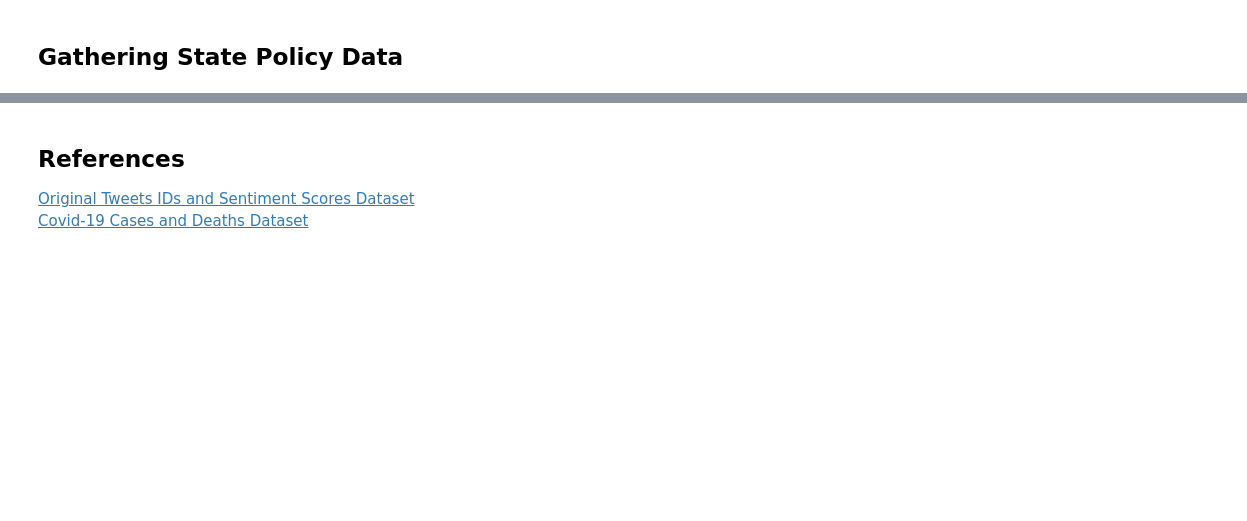
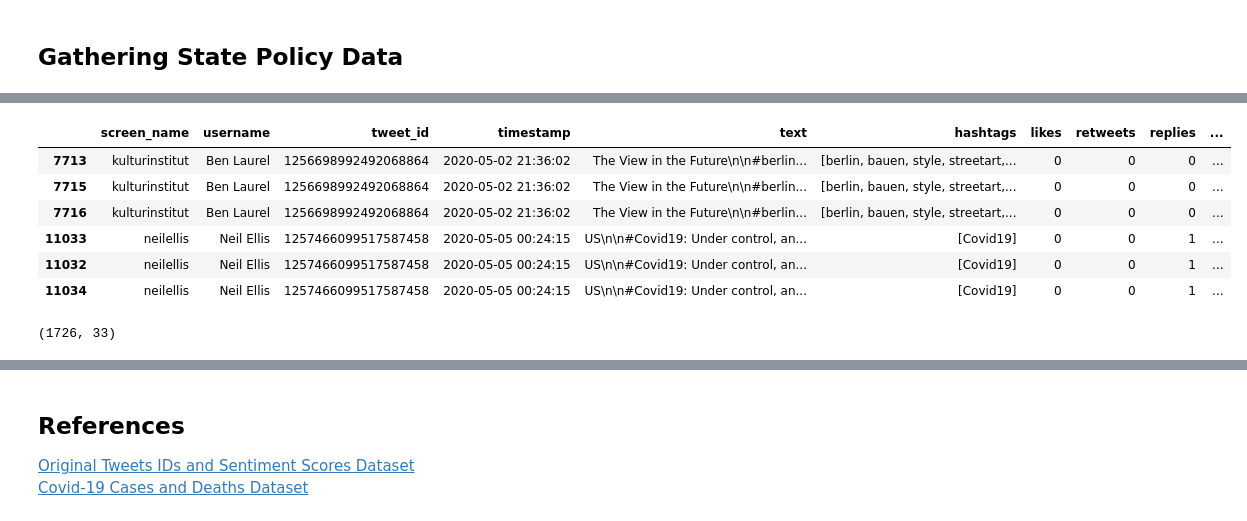
Before and after one commit to JulKelman/Sentiment-Analysis-of-Covid-19-Related-Tweets, a Jupyter notebook: julia/Data Gathering Notebook.ipynb, the cells around one changed output, grey strips where cells are left out. Drawn from its saved outputs; the diff is of its cells as text; code cells hidden in the pictures; blank space fills up the shorter version.

```diff
--- a/julia/Data Gathering Notebook.ipynb
+++ b/julia/Data Gathering Notebook.ipynb
@@ -348,0 +573,14 @@ covid_and_pop_ny_tx.shape
+# %%
+tweets_ny_tx[tweets_ny_tx.duplicated(subset=['tweet_id'], keep=False)]
+# %% [output]
+|  | screen_name | username | tweet_id | timestamp | text | hashtags | likes | retweets | replies | ... |
+| 7713 | kulturinstitut | Ben Laurel | 1256698992492068864 | 2020-05-02 21:36:02 | The View in the Future\n\n#berlin... | [berlin, bauen, style, streetart,... | 0 | 0 | 0 | ... |
+| 7715 | kulturinstitut | Ben Laurel | 1256698992492068864 | 2020-05-02 21:36:02 | The View in the Future\n\n#berlin... | [berlin, bauen, style, streetart,... | 0 | 0 | 0 | ... |
+| 7716 | kulturinstitut | Ben Laurel | 1256698992492068864 | 2020-05-02 21:36:02 | The View in the Future\n\n#berlin... | [berlin, bauen, style, streetart,... | 0 | 0 | 0 | ... |
+| 11033 | neilellis | Neil Ellis | 1257466099517587458 | 2020-05-05 00:24:15 | US\n\n#Covid19: Under control, an... | [Covid19] | 0 | 0 | 1 | ... |
+| 11032 | neilellis | Neil Ellis | 1257466099517587458 | 2020-05-05 00:24:15 | US\n\n#Covid19: Under control, an... | [Covid19] | 0 | 0 | 1 | ... |
+| 11034 | neilellis | Neil Ellis | 1257466099517587458 | 2020-05-05 00:24:15 | US\n\n#Covid19: Under control, an... | [Covid19] | 0 | 0 | 1 | ... |
+# %%
+tweets_covid_and_policy.shape
+# %% [output]
+(1726, 33)
```
Also changed, not shown: parts of 33 cells of this notebook, 5 other files.
